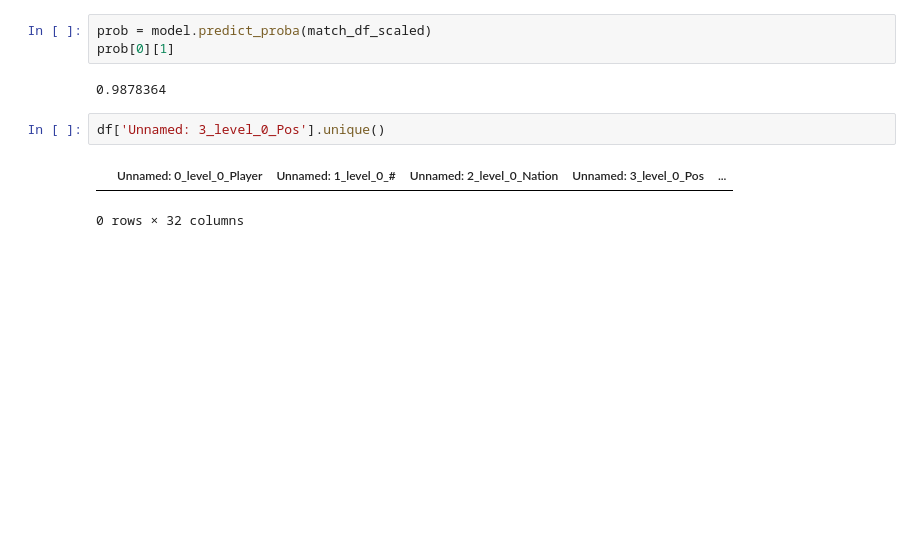
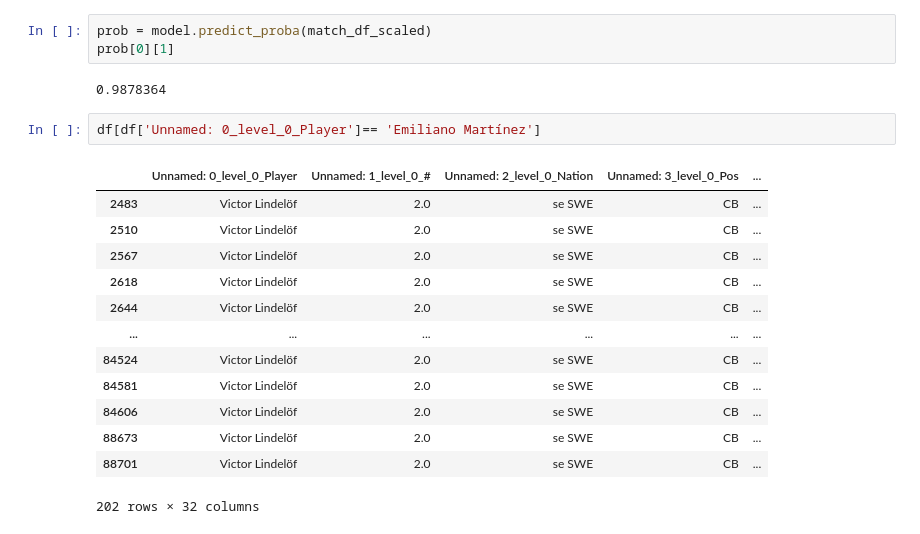
Before and after one commit to WasuWata/fb_predict, a Jupyter notebook: code/4.prediction.ipynb, the cells around one changed output. Drawn from its saved outputs; the diff is of its cells as text; blank space fills up the shorter version.

```diff
--- a/code/4.prediction.ipynb
+++ b/code/4.prediction.ipynb
@@ -237,7 +221,18 @@ prob[0][1]
 # %% [output]
 0.9878364
 # %%
-df['Unnamed: 3_level_0_Pos'].unique()
+df[df['Unnamed: 0_level_0_Player']== 'Emiliano Martínez']
 # %% [output]
 |  | Unnamed: 0_level_0_Player | Unnamed: 1_level_0_# | Unnamed: 2_level_0_Nation | Unnamed: 3_level_0_Pos | ... |
+| 2483 | Victor Lindelöf | 2.0 | se SWE | CB | ... |
+| 2510 | Victor Lindelöf | 2.0 | se SWE | CB | ... |
+| 2567 | Victor Lindelöf | 2.0 | se SWE | CB | ... |
+| 2618 | Victor Lindelöf | 2.0 | se SWE | CB | ... |
+| 2644 | Victor Lindelöf | 2.0 | se SWE | CB | ... |
+| ... | ... | ... | ... | ... | ... |
+| 84524 | Victor Lindelöf | 2.0 | se SWE | CB | ... |
+| 84581 | Victor Lindelöf | 2.0 | se SWE | CB | ... |
+| 84606 | Victor Lindelöf | 2.0 | se SWE | CB | ... |
+| 88673 | Victor Lindelöf | 2.0 | se SWE | CB | ... |
+| 88701 | Victor Lindelöf | 2.0 | se SWE | CB | ... |
-0 rows × 32 columns
+202 rows × 32 columns
```
Also changed, not shown: parts of 1 cell of this notebook, 1 other file.
